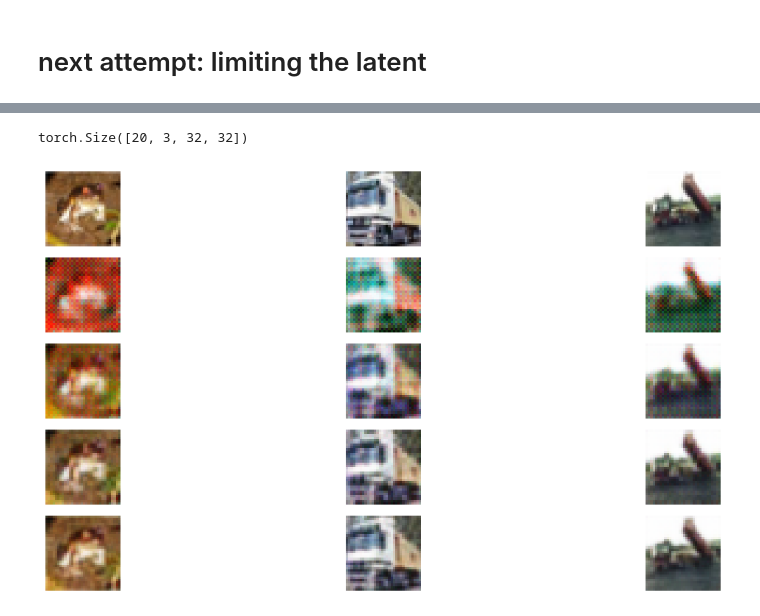
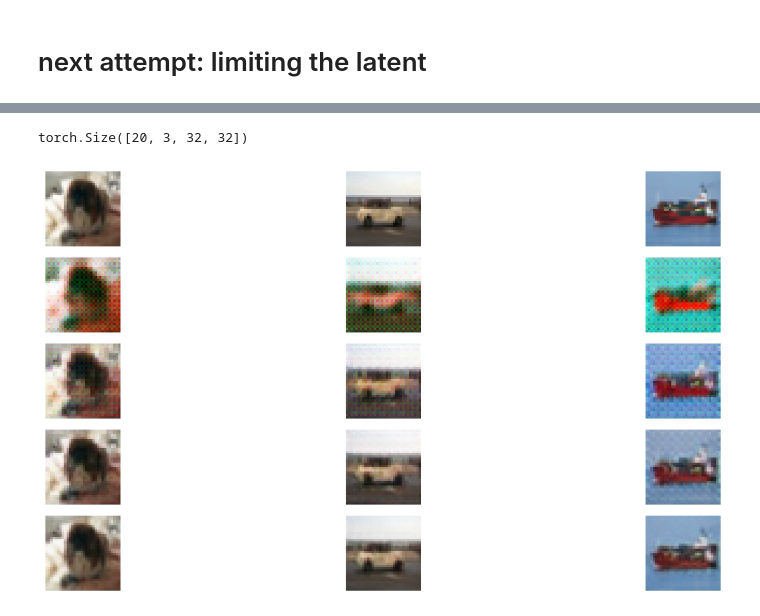
Before and after one commit to nadavo11/Autoencoder-Conv-RNN-Remote-Deep-Inference, a Jupyter notebook: Autoencoder-Conv-RNN-Remote-Deep-Inference.ipynb, the cells around one changed output, grey strips where cells are left out. Drawn from its saved outputs; the diff is of its cells as text; code cells hidden in the pictures.

```diff
--- a/Autoencoder-Conv-RNN-Remote-Deep-Inference.ipynb
+++ b/Autoencoder-Conv-RNN-Remote-Deep-Inference.ipynb
@@ -354,7 +432,7 @@ KeyboardInterrupt:
 # %%
 torch.save(model, f'model_conv_res.pth')
 # %%
-model = torch.load(f'model_conv_res.pth')
+model = torch.load(f'model_conv_res_356.pth')
 # %% [markdown]
 # visualize the results:
 # %%
@@ -561,5 +638,5 @@ class ConvResidualAutoEncoder2(nn.Module):
 
         return (1/self.num_passes)*(sum(residual_outputs)), residual_outputs
 
-model = ConvResidualAutoEncoder2(num_passes=4)
-model.eval()
+#model = ConvResidualAutoEncoder2(num_passes=4)
+#model.eval()
@@ -581,8 +644,8 @@ ConvResidualAutoEncoder2(
 # # obtain one batch of training images
 dataiter = iter(train_loader)
 images, labels = next(dataiter)
-#images, labels = next(dataiter)
-# images, labels = next(dataiter)
+images, labels = next(dataiter)
+images, labels = next(dataiter)
 # images, labels = next(dataiter)
 # images, labels = next(dataiter)
 # images, labels = next(dataiter)
@@ -593,7 +656,7 @@ images, labels = next(dataiter)
 # images, labels = next(dataiter)
 # images, labels = next(dataiter)
 # images, labels = next(testiter)
-# images, labels = next(testiter)
+images, labels = next(testiter)
 # images, labels = next(testiter)
 
 
@@ -603,34 +666,34 @@ reconstructed_images, stages = model.tap_in(torch.from_numpy(images))
 
 # plot the images in the batch, along with the corresponding labels
 print(reconstructed_images.shape)
 fig, axs = plt.subplots(5, 3, figsize=(15, 6))
 # display 3 images
 for i in range(3):
     # Displaying the original image
     imshow(images[i],ax=axs[0, i])
     axs[0, i].axis('off')  # Turn off the axis for a cleaner look
 
     # Displaying the reconstructed image
     imshow(stages[0][i], ax=axs[1, i])
     axs[1, i].axis('off')  # Turn off the axis here as well
 
     # Displaying the reconstructed image
     imshow((1/2)*(stages[1][i]+stages[0][i]), ax=axs[2, i])
     axs[2, i].axis('off')  # Turn off the axis here as well
 
     # Displaying the reconstructed image
     imshow((1/3)*(stages[2][i]+stages[1][i]+stages[0][i]), ax=axs[3, i])
     axs[3, i].axis('off')  # Turn off the axis here as well
 
     # Displaying the reconstructed image
     imshow((1/4)*(stages[3][i]+stages[2][i]+stages[1][i]+stages[0][i]), ax=axs[4, i])
     axs[4, i].axis('off')  # Turn off the axis here as well
 
 plt.tight_layout()
 plt.show()
 # %% [output]
 torch.Size([20, 3, 32, 32])
-[figure, old version]
+[figure, new version]
 # %%
 train(model,n_epochs=1000)
 # %% [output]
```
Also changed, not shown: parts of 15 cells of this notebook.
